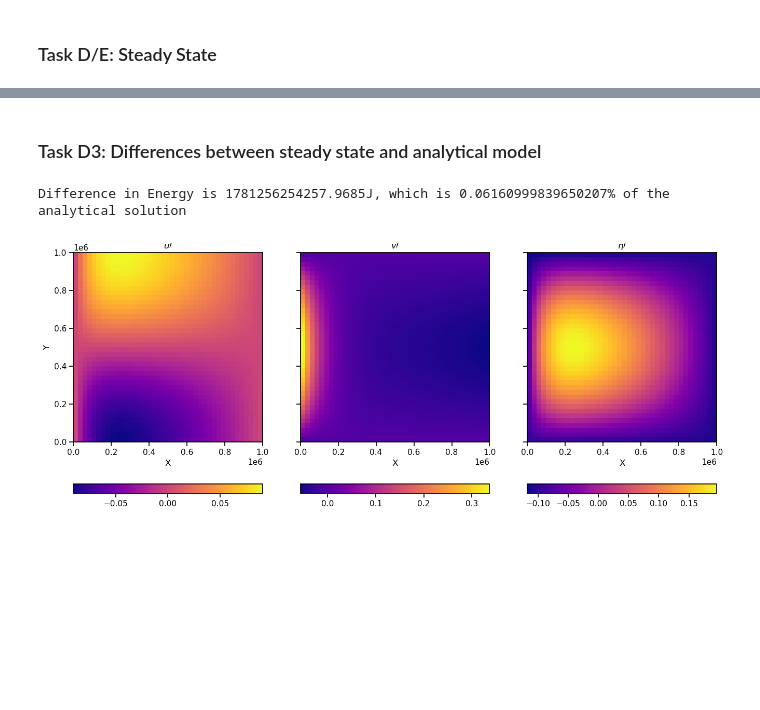
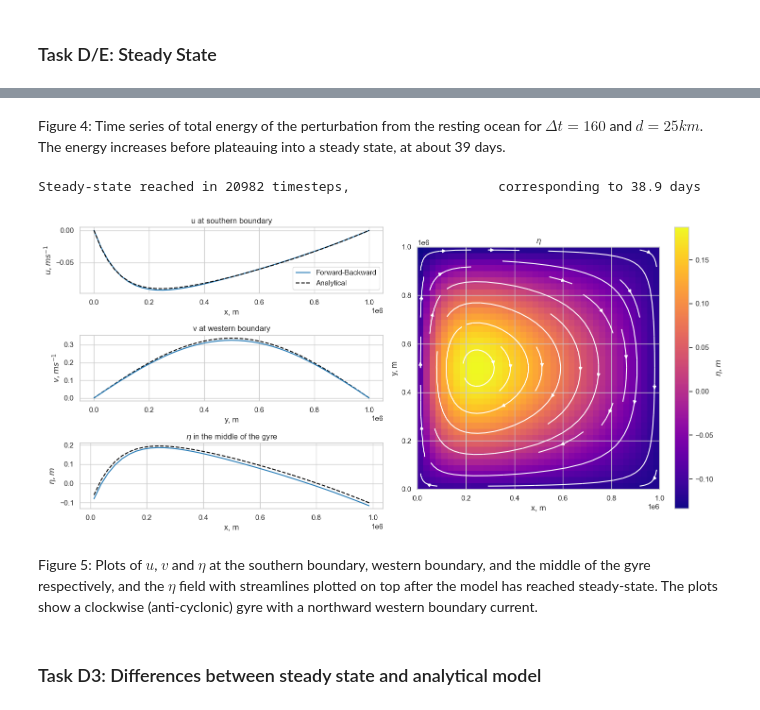
Before and after one commit to leijohansson/OceanGyres-GulfStream, a Jupyter notebook: Simplified Model of Ocean Gyres and the Gulf Stream.ipynb, the cells around one changed output, grey strips where cells are left out. Cells and saved outputs as stored; diff of their text form; code cells hidden in the pictures; blank space fills up the shorter version.

```diff
--- a/Simplified Model of Ocean Gyres and the Gulf Stream.ipynb
+++ b/Simplified Model of Ocean Gyres and the Gulf Stream.ipynb
@@ -49,39 +114,14 @@ long.plot_energy()
+# %% [markdown]
+Figure 4: Time series of total energy of the perturbation from the resting ocean for $\Delta t = 160$ and $d = 25km$. The energy increases before plateauing into a steady state, at about 39 days.
+# %%
+nt = int(40*day/dt + 1/2)
+long = FB(L, d, dt, nt, energy = True)
+long.run_SS()
+long.plot_1d()
+# %% [output]
+Steady-state reached in 20982 timesteps,                   corresponding to 38.9 days
+[figure, added]
+# %% [markdown]
+ Figure 5: Plots of $u$, $v$ and $\eta$ at the southern boundary, western boundary, and the middle of the gyre respectively, and the $\eta$ field with streamlines plotted on top after the model has reached steady-state. The plots show a clockwise (anti-cyclonic) gyre with a northward western boundary current.
 # %% [markdown]
 ### Task D3: Differences between steady state and analytical model
-# %%
-endtime = 50*day
-nt = int(endtime/dt)
-ss = FB(L, d, dt, nt, energy = True)
-ss.run()
-eta0 = ss.eta0()
-
-x_v, y_v = np.meshgrid(ss.x_v1d, ss.y_v1d)
-x_u, y_u = np.meshgrid(ss.x_u1d, ss.y_u1d)
-x_eta, y_eta = np.meshgrid(ss.x_v1d, ss.y_u1d)
-
-a, b = calc_ab(L)
-U = u_ss(x_u, y_u, L, a, b)
-V = v_ss(x_v, y_v, L, a, b)
-ETA = eta_ss(x_eta, y_eta, L, a, b, eta0 = eta0)
-
-udiff, vdiff, etadiff = ss.u-U, ss.v-V, ETA-ss.eta
-
-Ediff = calc_energy(udiff, vdiff, etadiff, ss.d)
-print(f'Difference in Energy is {Ediff}J, which is {Ediff/calc_energy(U, V, ETA, ss.d)*100}% of the analytical solution')
-
-labels = ['$u\prime$', '$v\prime$', '$\eta\prime$']
-# data = [U-ss.u, V-ss.v, ETA-ss.eta]
-data = [U, V, ETA]
-
-fig, axs = plt.subplots(1, 3, figsize = (16, 7), sharey = True)
-extent = [0, L, 0, L]
-axs[0].set_ylabel('Y')
-
-for i in range(3):
-    axs[i].set_title(labels[i])
-    axs[i].set_xlabel('X')
-    plot = axs[i].imshow(data[i], extent = extent, cmap = 'plasma')
-    plt.colorbar(plot, location = 'bottom', ax= axs[i])
-# %% [output]
-Difference in Energy is 1781256254257.9685J, which is 0.06160999839650207% of the analytical solution
-[figure, removed]
```
Also changed, not shown: parts of 30 cells of this notebook, 12 other files.
